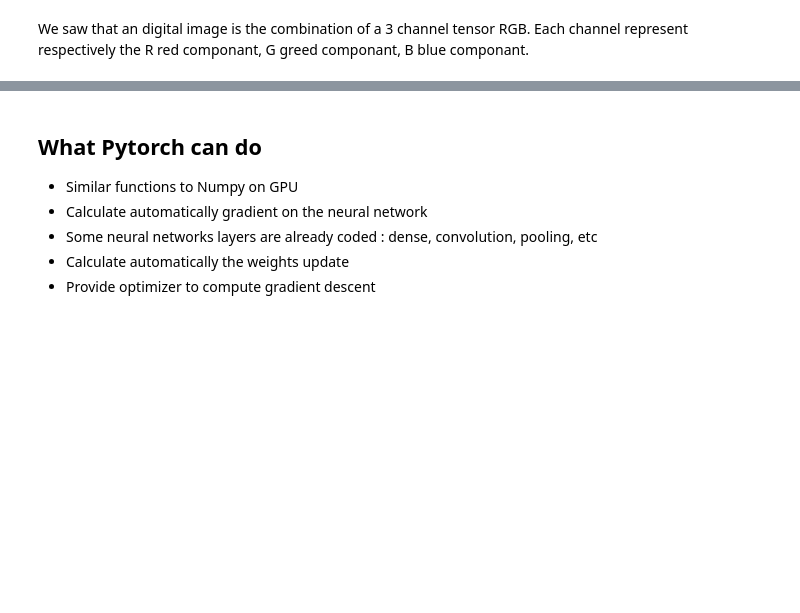
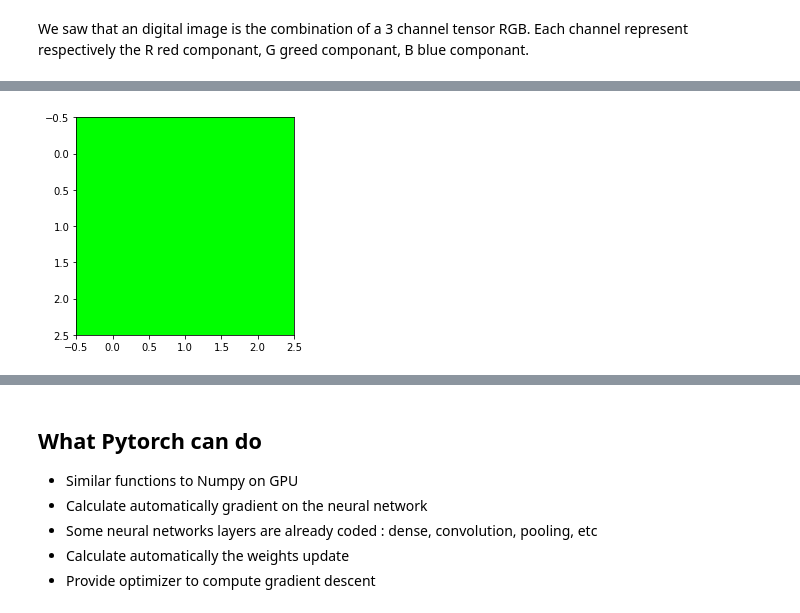
Before and after one commit to DL-ECE/tp2-deeplearningonimages-Geoffrey-FT, a Jupyter notebook: convolution.ipynb, the cells around one changed output, grey strips where cells are left out. Saved outputs shown, nothing was run; the diff lists cells and outputs as text; code cells hidden in the pictures; blank space fills up the shorter version.

```diff
--- a/convolution.ipynb
+++ b/convolution.ipynb
@@ -153,0 +157,4 @@ red_like = build_image_like_tensor(3, 3, 3, 0)
+# %%
+plot_one_tensor(green_like)
+# %% [output]
+[figure, added]
```
Also changed, not shown: parts of 6 cells of this notebook.
